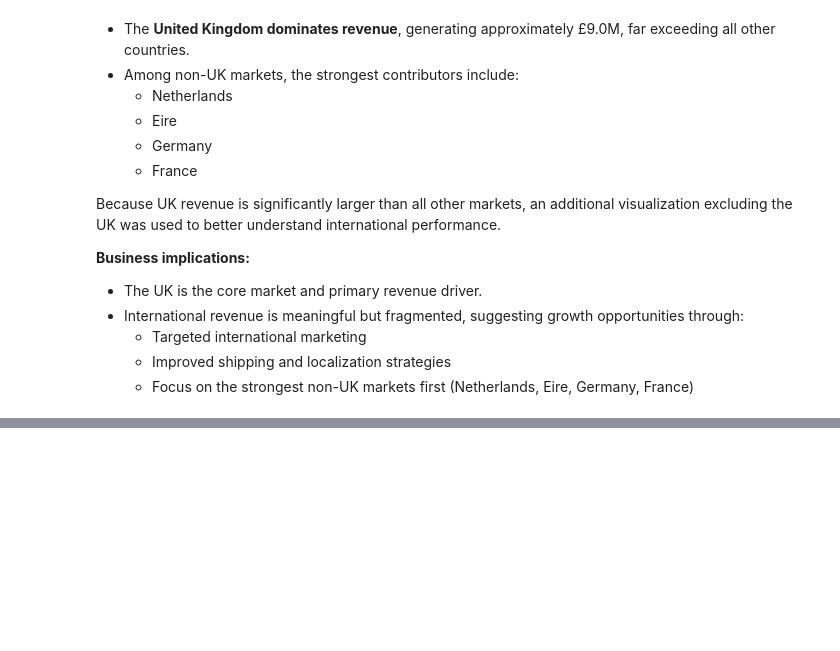
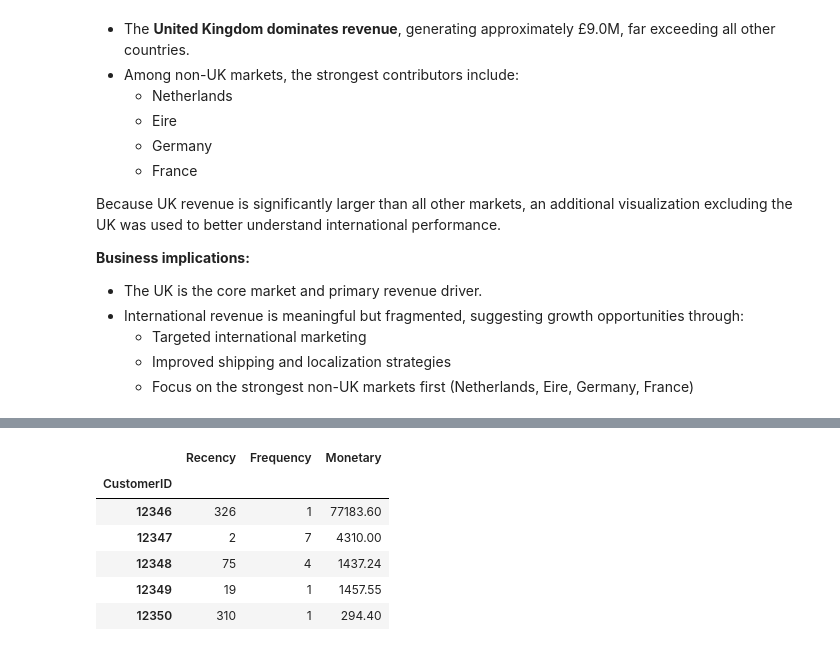
Before and after one commit to rodrigo-gonzalez-data/ecommerce-analysis, a Jupyter notebook: notebooks/exploration.ipynb, the cells around one changed output, grey strips where cells are left out. Cells and saved outputs as stored; diff of their text form; code cells hidden in the pictures; blank space fills up the shorter version.

```diff
--- a/notebooks/exploration.ipynb
+++ b/notebooks/exploration.ipynb
@@ -473,0 +482,21 @@ Because UK revenue is significantly larger than all other markets, an additional
+# %%
+# Build RFM table
+rfm = df_customers.groupby('CustomerID').agg({
+    'InvoiceDate': lambda x: (snapshot_date - x.max()).days,  # Recency
+    'InvoiceNo': 'nunique',                                   # Frequency
+    'Revenue': 'sum'                                          # Monetary
+}).rename(columns={
+    'InvoiceDate': 'Recency',
+    'InvoiceNo': 'Frequency',
+    'Revenue': 'Monetary'
+})
+
+rfm.head()
+# %% [output]
+|  | Recency | Frequency | Monetary |
+| CustomerID |  |  |  |
+| 12346 | 326 | 1 | 77183.60 |
+| 12347 | 2 | 7 | 4310.00 |
+| 12348 | 75 | 4 | 1437.24 |
+| 12349 | 19 | 1 | 1457.55 |
+| 12350 | 310 | 1 | 294.40 |
```
Also changed, not shown: parts of 5 cells of this notebook.
